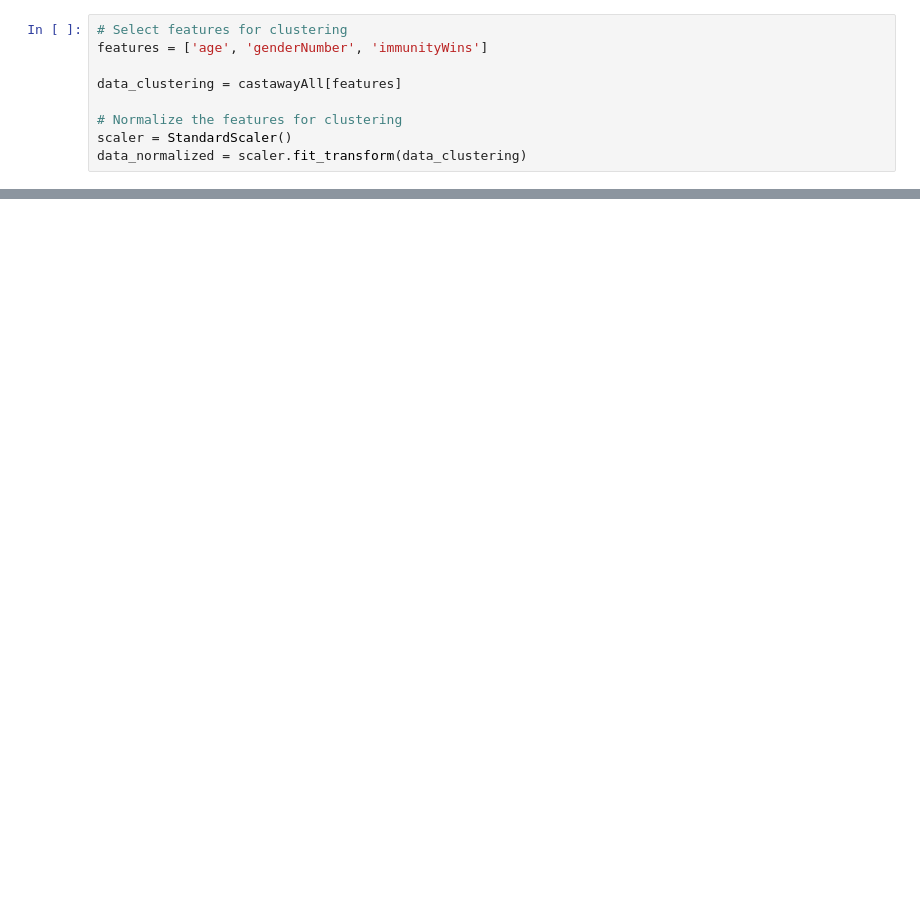
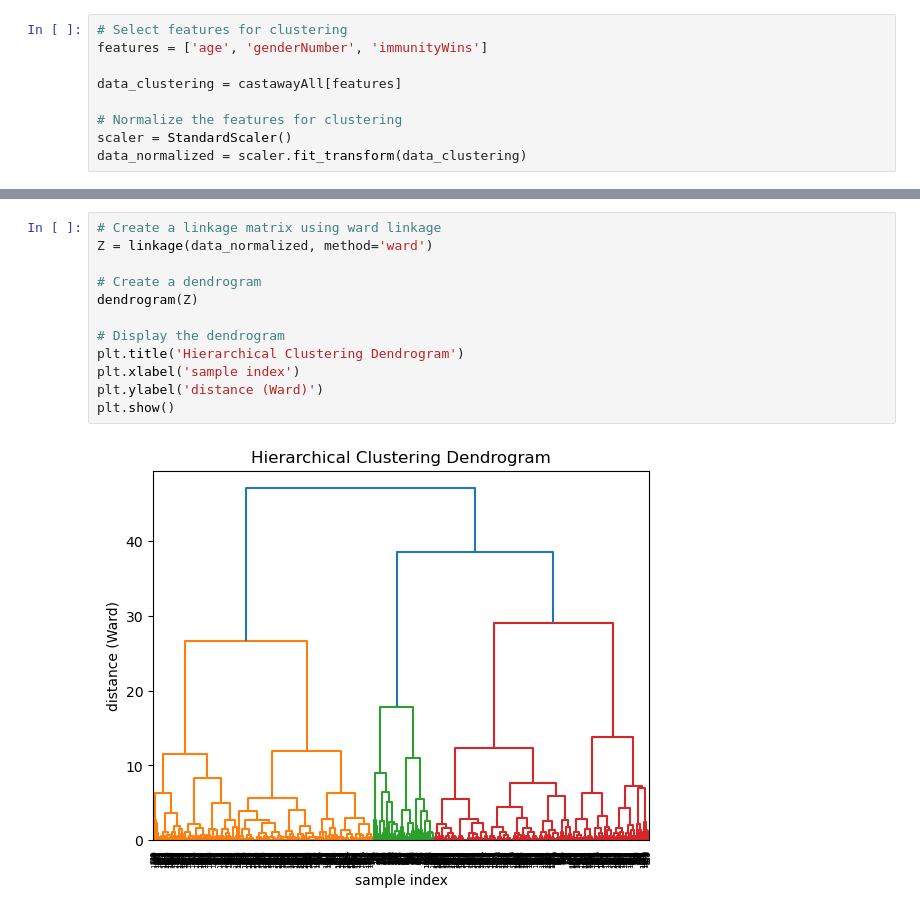
Before and after one commit to DotSumWedge/SurvivorAnalysis, a Jupyter notebook: ClusterAnalysis.ipynb, the cells around one changed output, grey strips where cells are left out. Cells and saved outputs as stored; diff of their text form; blank space fills up the shorter version.

```diff
--- a/ClusterAnalysis.ipynb
+++ b/ClusterAnalysis.ipynb
@@ -143,0 +255,14 @@ print('Silhouette Score: ', silhouette)
+# %%
+# Create a linkage matrix using ward linkage
+Z = linkage(data_normalized, method='ward')
+
+# Create a dendrogram
+dendrogram(Z)
+
+# Display the dendrogram
+plt.title('Hierarchical Clustering Dendrogram')
+plt.xlabel('sample index')
+plt.ylabel('distance (Ward)')
+plt.show()
+# %% [output]
+[figure, added]
```
Also changed, not shown: parts of 8 cells of this notebook.
